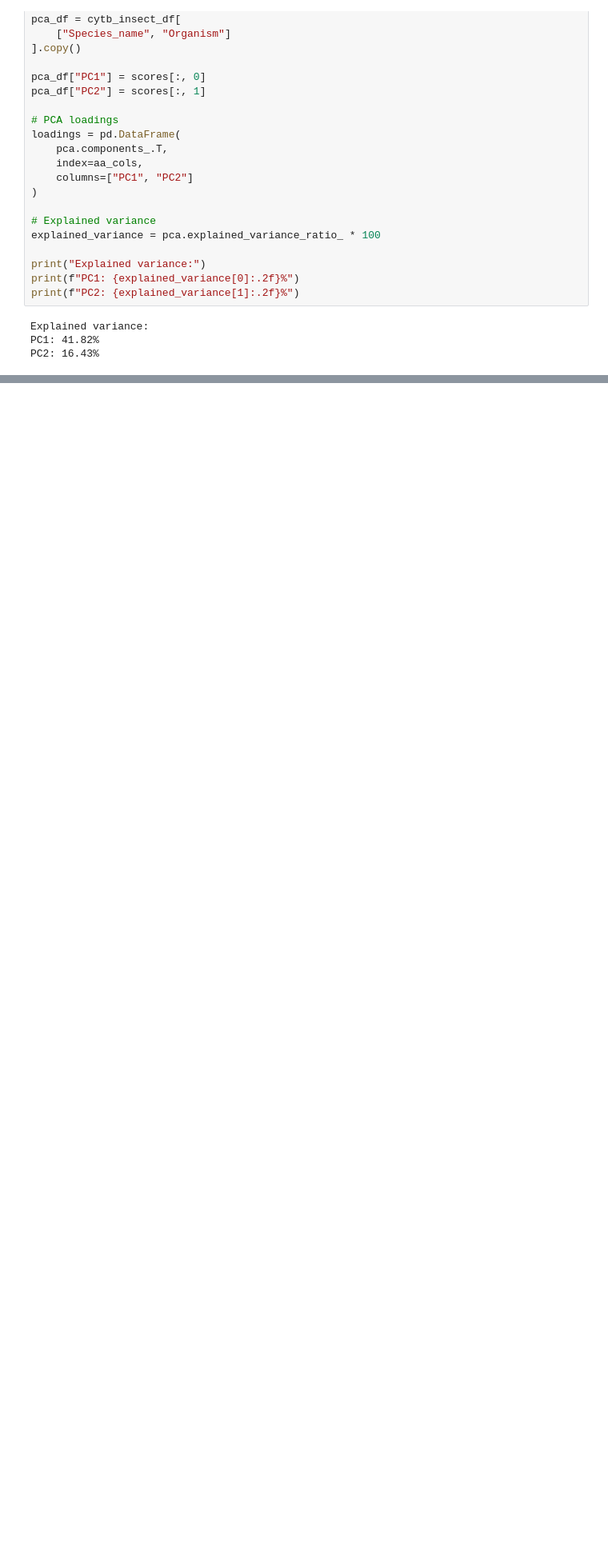
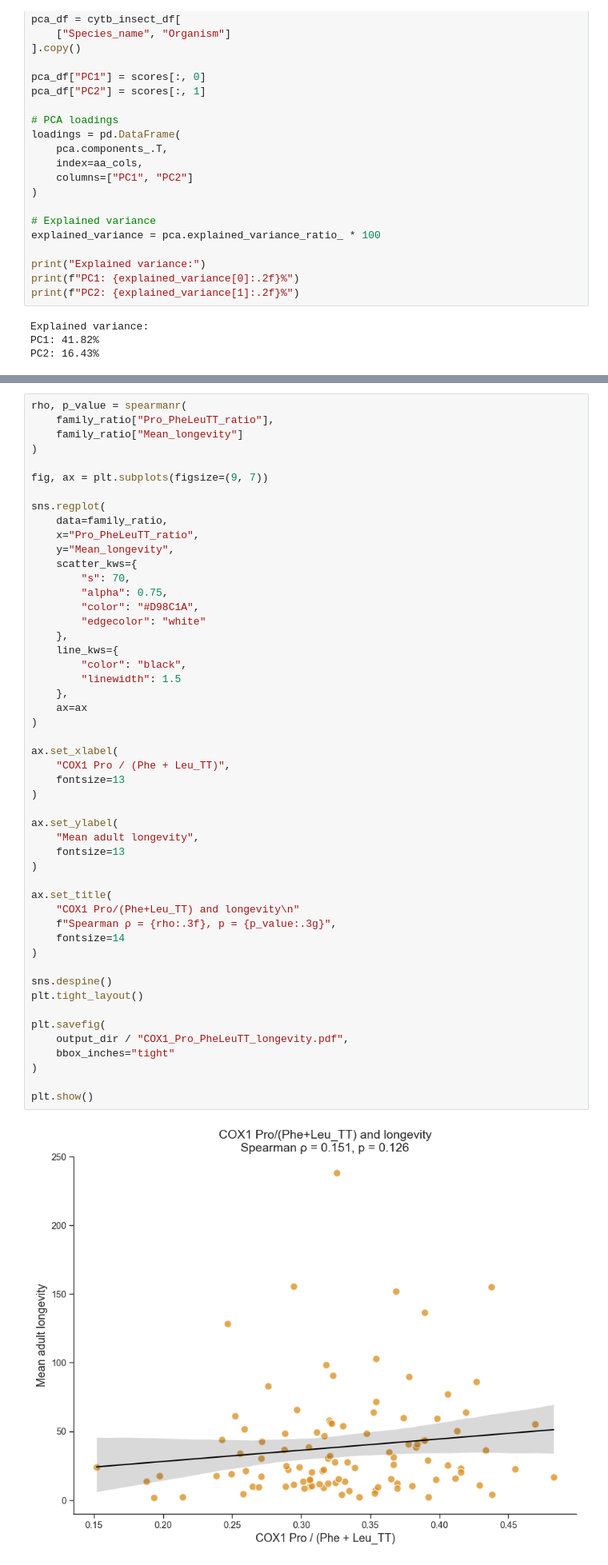
Before and after one commit to mitoclub/mutspec_insecta_paper, a Jupyter notebook: cod/pca_aa_cox1.ipynb, the cells around one changed output, grey strips where cells are left out. Shown at 80% size. Cells and saved outputs as stored; diff of their text form; blank space fills up the shorter version.

```diff
--- a/cod/pca_aa_cox1.ipynb
+++ b/cod/pca_aa_cox1.ipynb
@@ -347,0 +1075,52 @@ plt.show()
+# %%
+rho, p_value = spearmanr(
+    family_ratio["Pro_PheLeuTT_ratio"],
+    family_ratio["Mean_longevity"]
+)
+
+fig, ax = plt.subplots(figsize=(9, 7))
+
+sns.regplot(
+    data=family_ratio,
+    x="Pro_PheLeuTT_ratio",
+    y="Mean_longevity",
+    scatter_kws={
+        "s": 70,
+        "alpha": 0.75,
+        "color": "#D98C1A",
+        "edgecolor": "white"
+    },
+    line_kws={
+        "color": "black",
+        "linewidth": 1.5
+    },
+    ax=ax
+)
+
+ax.set_xlabel(
+    "COX1 Pro / (Phe + Leu_TT)",
+    fontsize=13
+)
+
+ax.set_ylabel(
+    "Mean adult longevity",
+    fontsize=13
+)
+
+ax.set_title(
+    "COX1 Pro/(Phe+Leu_TT) and longevity\n"
+    f"Spearman ρ = {rho:.3f}, p = {p_value:.3g}",
+    fontsize=14
+)
+
+sns.despine()
+plt.tight_layout()
+
+plt.savefig(
+    output_dir / "COX1_Pro_PheLeuTT_longevity.pdf",
+    bbox_inches="tight"
+)
+
+plt.show()
+# %% [output]
+[figure, added]
```
Also changed, not shown: parts of 25 cells of this notebook.
